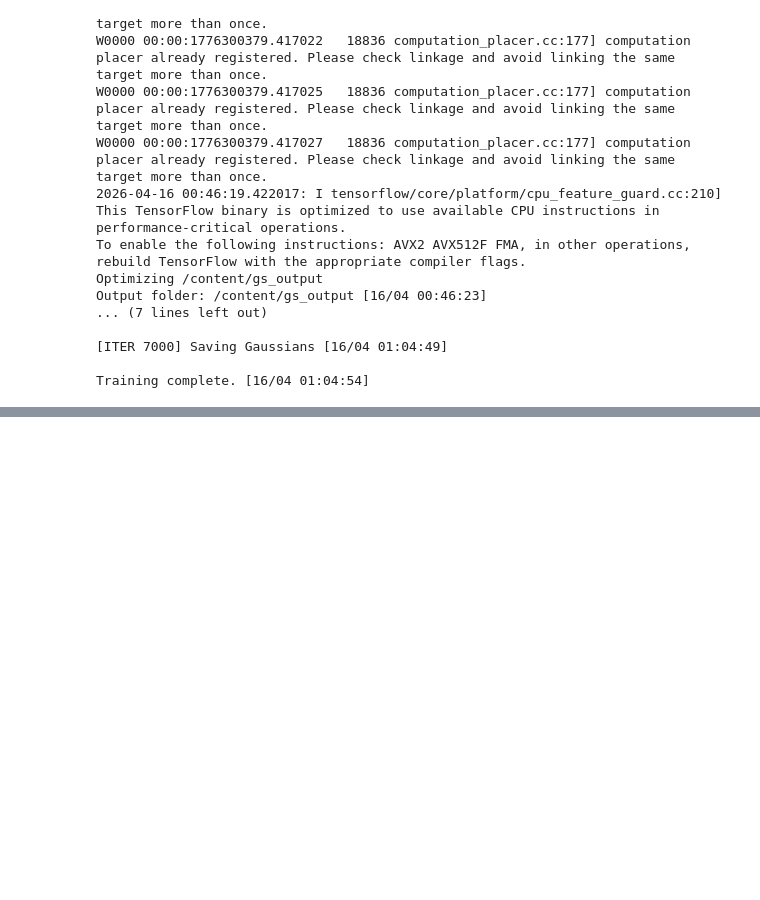
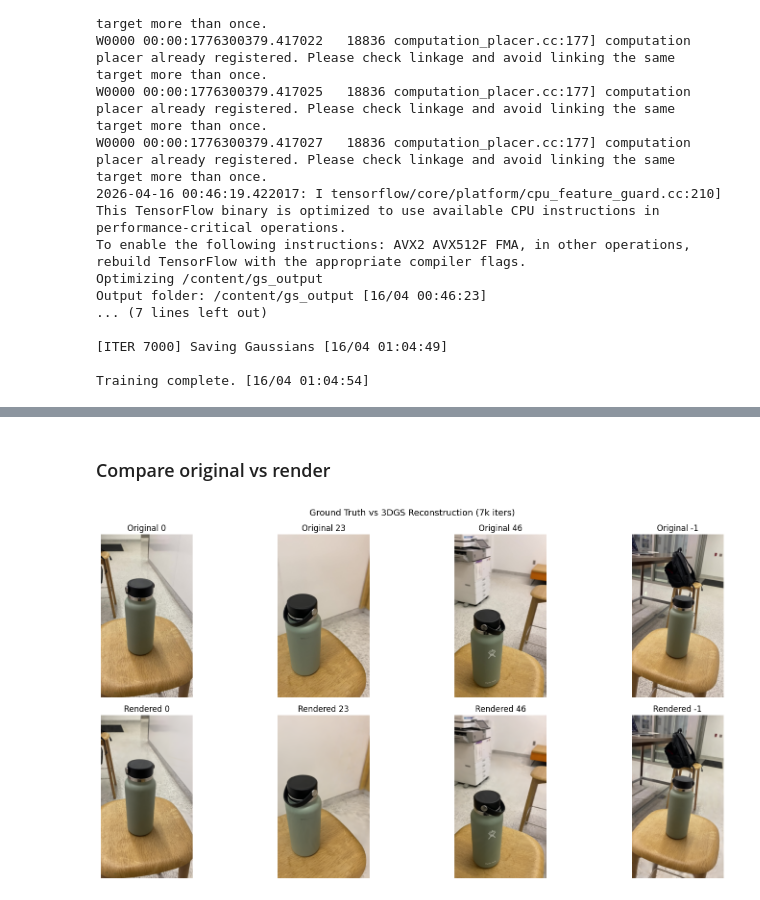
Before and after one commit to manny-serrano/TrueRender, a Jupyter notebook: notebooks/reconstruction.ipynb, the cells around one changed output, grey strips where cells are left out. Cells and saved outputs as stored; diff of their text form; code cells hidden in the pictures; blank space fills up the shorter version.

Commit message:
compare gaussian vs original

```diff
--- a/notebooks/reconstruction.ipynb
+++ b/notebooks/reconstruction.ipynb
@@ -321,0 +374,32 @@ Training complete. [16/04 01:04:54]
+# %% [markdown]
+### Compare original vs render
+# %%
+# Cell 17b — Compare render vs original
+import matplotlib.pyplot as plt
+import matplotlib.image as mpimg
+import os
+
+render_dir = "/content/gs_output/train/ours_7000/renders"
+gt_dir     = "/content/gs_output/train/ours_7000/gt"
+
+renders = sorted(os.listdir(render_dir))
+gts     = sorted(os.listdir(gt_dir))
+
+fig, axes = plt.subplots(2, 4, figsize=(16, 8))
+indices = [0, len(renders)//3, 2*len(renders)//3, -1]
+
+for col, i in enumerate(indices):
+    axes[0, col].imshow(mpimg.imread(f"{gt_dir}/{gts[i]}"))
+    axes[0, col].set_title(f"Original {i}")
+    axes[0, col].axis("off")
+    axes[1, col].imshow(mpimg.imread(f"{render_dir}/{renders[i]}"))
+    axes[1, col].set_title(f"Rendered {i}")
+    axes[1, col].axis("off")
+
+axes[0, 0].set_ylabel("Original", fontsize=12)
+axes[1, 0].set_ylabel("3DGS Render", fontsize=12)
+plt.suptitle("Ground Truth vs 3DGS Reconstruction (7k iters)", fontsize=13)
+plt.tight_layout()
+plt.show()
+# %% [output]
+[figure, added]
```
Also changed, not shown: parts of 5 cells of this notebook, 1 other file.
